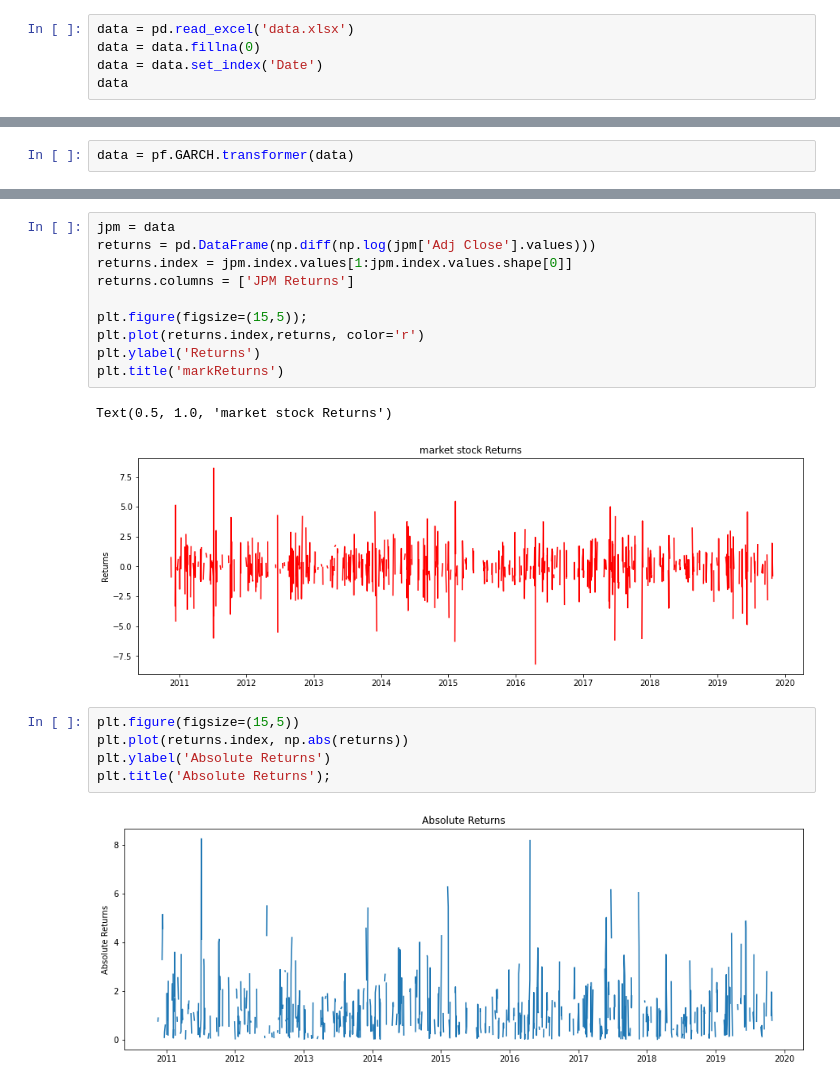
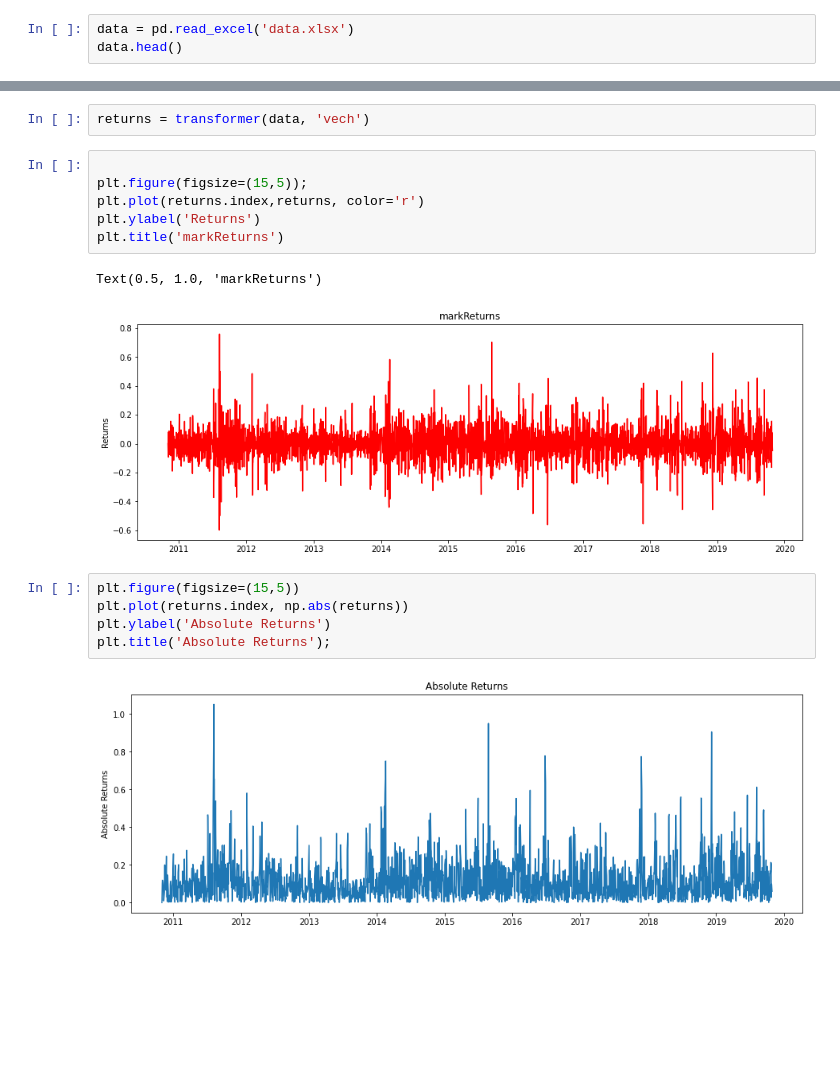
Before and after one commit to lnsongxf/dynamic-conditional-correlation, a Jupyter notebook: notebook.ipynb, the cells around one changed output, grey strips where cells are left out. Saved outputs shown, nothing was run; the diff lists cells and outputs as text; blank space fills up the shorter version.

```diff
--- a/notebook.ipynb
+++ b/notebook.ipynb
@@ -9,7 +9,5 @@ import matplotlib.pyplot as plt
 %matplotlib inline
 # %%
 data = pd.read_excel('data.xlsx')
-data = data.fillna(0)
-data = data.set_index('Date')
-data
+data.head()
 # %% [output]
@@ -30,2 +19,0 @@ data
-# %%
-data = pf.GARCH.transformer(data)
@@ -47,23 +20,21 @@ data = pf.GARCH.transformer(data)
+# %%
+returns = transformer(data, 'vech')
 # %%
-jpm = data
-returns = pd.DataFrame(np.diff(np.log(jpm['Adj Close'].values)))
-returns.index = jpm.index.values[1:jpm.index.values.shape[0]]
-returns.columns = ['JPM Returns']
 
 plt.figure(figsize=(15,5));
 plt.plot(returns.index,returns, color='r')
 plt.ylabel('Returns')
 plt.title('markReturns')
 # %% [output]
-Text(0.5, 1.0, 'market stock Returns')
+Text(0.5, 1.0, 'markReturns')
-[figure, old version]
+[figure, new version]
 # %%
 plt.figure(figsize=(15,5))
 plt.plot(returns.index, np.abs(returns))
 plt.ylabel('Absolute Returns')
 plt.title('Absolute Returns');
 # %% [output]
-[figure, old version]
+[figure, new version]
 # %%
 model = pf.GARCH(returns, p=1, q=1)
 x = model.fit()
```
Also changed, not shown: parts of 17 cells of this notebook.
